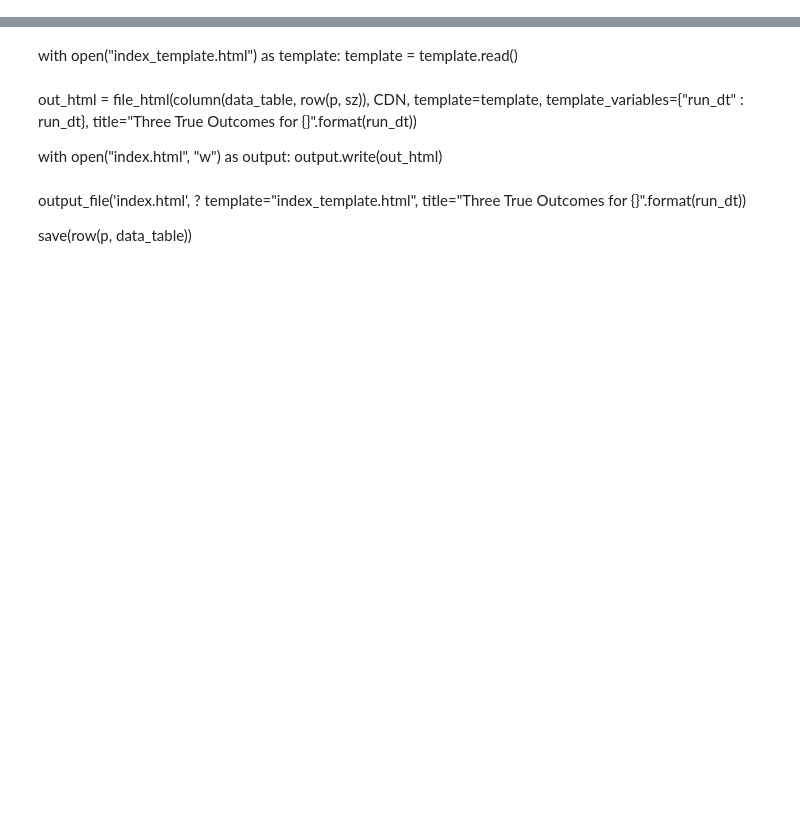
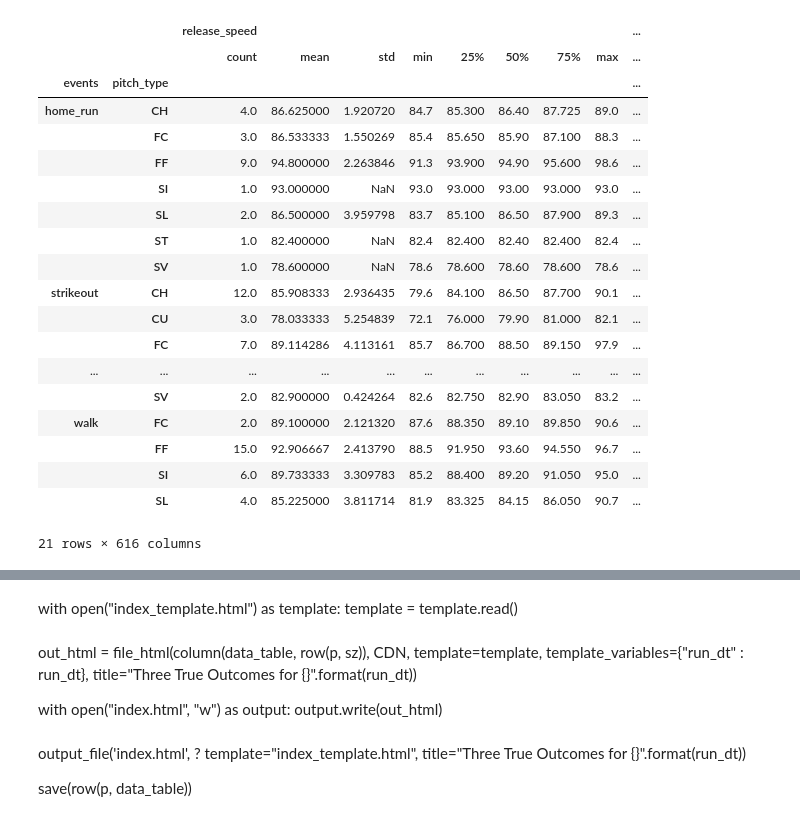
Before and after one commit to nicholson2208/three-true-outcomes, a Jupyter notebook: bokeh_messaround.ipynb, the cells around one changed output, grey strips where cells are left out. Drawn from its saved outputs; the diff is of its cells as text; code cells hidden in the pictures; blank space fills up the shorter version.

```diff
--- a/bokeh_messaround.ipynb
+++ b/bokeh_messaround.ipynb
@@ -103,3 +148,28 @@ source.selected.indices
+# %%
+group = df.groupby(by = ["events", "pitch_type"])
+
+group.describe()
+# %% [output]
+|  |  | release_speed |  |  |  |  |  |  |  | ... |
+|  |  | count | mean | std | min | 25% | 50% | 75% | max | ... |
+| events | pitch_type |  |  |  |  |  |  |  |  | ... |
+| home_run | CH | 4.0 | 86.625000 | 1.920720 | 84.7 | 85.300 | 86.40 | 87.725 | 89.0 | ... |
+|  | FC | 3.0 | 86.533333 | 1.550269 | 85.4 | 85.650 | 85.90 | 87.100 | 88.3 | ... |
+|  | FF | 9.0 | 94.800000 | 2.263846 | 91.3 | 93.900 | 94.90 | 95.600 | 98.6 | ... |
+|  | SI | 1.0 | 93.000000 | NaN | 93.0 | 93.000 | 93.00 | 93.000 | 93.0 | ... |
+|  | SL | 2.0 | 86.500000 | 3.959798 | 83.7 | 85.100 | 86.50 | 87.900 | 89.3 | ... |
+|  | ST | 1.0 | 82.400000 | NaN | 82.4 | 82.400 | 82.40 | 82.400 | 82.4 | ... |
+|  | SV | 1.0 | 78.600000 | NaN | 78.6 | 78.600 | 78.60 | 78.600 | 78.6 | ... |
+| strikeout | CH | 12.0 | 85.908333 | 2.936435 | 79.6 | 84.100 | 86.50 | 87.700 | 90.1 | ... |
+|  | CU | 3.0 | 78.033333 | 5.254839 | 72.1 | 76.000 | 79.90 | 81.000 | 82.1 | ... |
+|  | FC | 7.0 | 89.114286 | 4.113161 | 85.7 | 86.700 | 88.50 | 89.150 | 97.9 | ... |
+| ... | ... | ... | ... | ... | ... | ... | ... | ... | ... | ... |
+|  | SV | 2.0 | 82.900000 | 0.424264 | 82.6 | 82.750 | 82.90 | 83.050 | 83.2 | ... |
+| walk | FC | 2.0 | 89.100000 | 2.121320 | 87.6 | 88.350 | 89.10 | 89.850 | 90.6 | ... |
+|  | FF | 15.0 | 92.906667 | 2.413790 | 88.5 | 91.950 | 93.60 | 94.550 | 96.7 | ... |
+|  | SI | 6.0 | 89.733333 | 3.309783 | 85.2 | 88.400 | 89.20 | 91.050 | 95.0 | ... |
+|  | SL | 4.0 | 85.225000 | 3.811714 | 81.9 | 83.325 | 84.15 | 86.050 | 90.7 | ... |
+21 rows × 616 columns
 # %%
 # create a new plot with a title and axis labels
 group = df.groupby("events")
```
Also changed, not shown: parts of 8 cells of this notebook, 2 other files.
